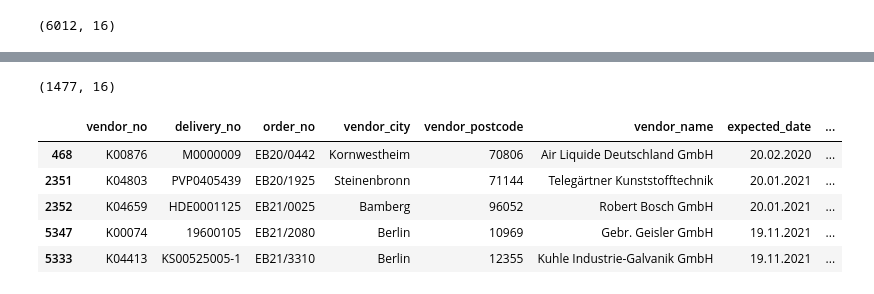
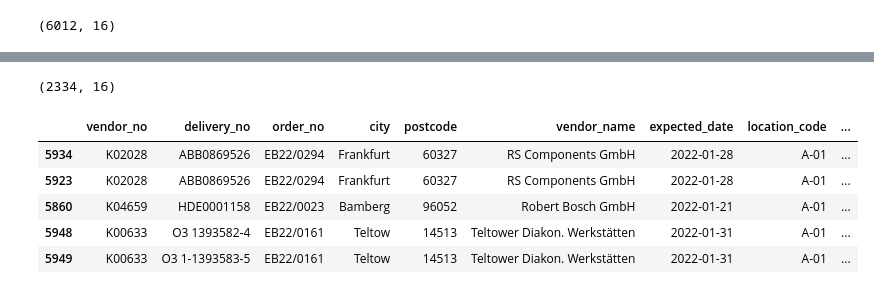
Before and after one commit to virginiaperdomoc/Delivery-Performance-Dashboard, a Jupyter notebook: lieferzeile.ipynb, the cells around one changed output, grey strips where cells are left out. Drawn from its saved outputs; the diff is of its cells as text; code cells hidden in the pictures.

```diff
--- a/lieferzeile.ipynb
+++ b/lieferzeile.ipynb
@@ -218,11 +179,11 @@ deliveries.shape
 # %%
-# Some dates with a value of 01.01.1753 an 09.09.2099 mean the field is blank or there's been an error in the input.
-# we will filter out these rows (1,236 from 6012)
-deliveries = deliveries[(deliveries['expected_date']!= '01.01.1753')&(deliveries['expected_date']!= '09.09.2099')]
-deliveries = deliveries[(deliveries['delivery_date']!= '01.01.1753')&(deliveries['delivery_date']!= '09.09.2099')]
-deliveries = deliveries[(deliveries['promised_date']!= '01.01.1753')&(deliveries['promised_date']!= '09.09.2099')]
-deliveries = deliveries[(deliveries['order_date']!= '01.01.1753')&(deliveries['order_date']!= '09.09.2099')]
-deliveries = deliveries[(deliveries['posting_date']!= '01.01.1753')&(deliveries['posting_date']!= '09.09.2099')]
-deliveries = deliveries[(deliveries['requested_date']!= '01.01.1753')&(deliveries['requested_date']!= '09.09.2099')]
+# Some dates with a value of 01.01.1753 and 09.09.2099 mean the field is blank or there's been an error in the input.
+# we will filter out these rows
+deliveries=deliveries[deliveries.promised_date.str.contains("1753|2033|2099")==False]
+deliveries=deliveries[deliveries.delivery_date.str.contains("1753|2033|2099")==False]
+deliveries=deliveries[deliveries.expected_date.str.contains("1753|2033|2099")==False]
+deliveries=deliveries[deliveries.order_date.str.contains("1753|2033|2099")==False]
+deliveries=deliveries[deliveries.posting_date.str.contains("1753|2033|2099")==False]
+deliveries=deliveries[deliveries.requested_date.str.contains("1753|2033|2099")==False]
 deliveries.shape
 # %% [output]
@@ -230,6 +190,0 @@ deliveries.shape
-# %%
-deliveries=deliveries[~deliveries.promised_date.str.contains("2033")]
-deliveries=deliveries[~deliveries.promised_date.str.contains("2099")]
-deliveries=deliveries[~deliveries.delivery_date.str.contains("2033")]
-deliveries=deliveries[~deliveries.delivery_date.str.contains("2099")]
-deliveries.shape
@@ -237,0 +191,4 @@ deliveries.shape
+# %%
+deliveries = deliveries.astype({'order_date': 'datetime64','posting_date': 'datetime64','promised_date': 'datetime64',
+'delivery_date': 'datetime64','requested_date': 'datetime64','expected_date':'datetime64','qty_invoiced': 'int64','order_qty': 'int64','qty_rcd_not_invoiced': 'int64'})
+deliveries.dtypes
@@ -238,15 +213,18 @@ deliveries.shape
 # %%
-# we will also drop rows that have a delivery, promised or order date later than 20.02.2022
-deliveries = deliveries[(deliveries['promised_date']< '20.02.2022')&(deliveries['delivery_date']< '20.02.2022')&(deliveries['order_date']< '20.02.2022')]
+# we will also drop rows that have a delivery, promised or order date later than 01.03.2022
+# also, drop rows where order date is later than delivery, expected, requested or posting dates
+deliveries = deliveries[(deliveries['promised_date']< '2022-03-01')&(deliveries['delivery_date']< '2022-03-01')&(deliveries['order_date']< '2022-03-01')]
+deliveries = deliveries[(deliveries['promised_date']> deliveries['order_date'])&(deliveries['delivery_date']> deliveries['order_date'])&(deliveries['expected_date']> deliveries['order_date'])&(deliveries['requested_date']> deliveries['order_date'])&(deliveries['posting_date']> deliveries['order_date'])]
+
 deliveries.shape
 # %% [output]
-(1477, 16)
+(2334, 16)
 # %%
-deliveries.sort_values(by='promised_date', ascending=False).head()
+deliveries.sort_values(by='order_date', ascending=False).head()
 # %% [output]
-|  | vendor_no | delivery_no | order_no | vendor_city | vendor_postcode | vendor_name | expected_date | ... |
-| 468 | K00876 | M0000009 | EB20/0442 | Kornwestheim | 70806 | Air Liquide Deutschland GmbH | 20.02.2020 | ... |
-| 2351 | K04803 | PVP0405439 | EB20/1925 | Steinenbronn | 71144 | Telegärtner Kunststofftechnik | 20.01.2021 | ... |
-| 2352 | K04659 | HDE0001125 | EB21/0025 | Bamberg | 96052 | Robert Bosch GmbH | 20.01.2021 | ... |
-| 5347 | K00074 | 19600105 | EB21/2080 | Berlin | 10969 | Gebr. Geisler GmbH | 19.11.2021 | ... |
-| 5333 | K04413 | KS00525005-1 | EB21/3310 | Berlin | 12355 | Kuhle Industrie-Galvanik GmbH | 19.11.2021 | ... |
+|  | vendor_no | delivery_no | order_no | city | postcode | vendor_name | expected_date | location_code | ... |
+| 5934 | K02028 | ABB0869526 | EB22/0294 | Frankfurt | 60327 | RS Components GmbH | 2022-01-28 | A-01 | ... |
+| 5923 | K02028 | ABB0869526 | EB22/0294 | Frankfurt | 60327 | RS Components GmbH | 2022-01-28 | A-01 | ... |
+| 5860 | K04659 | HDE0001158 | EB22/0023 | Bamberg | 96052 | Robert Bosch GmbH | 2022-01-21 | A-01 | ... |
+| 5948 | K00633 | O3 1393582-4 | EB22/0161 | Teltow | 14513 | Teltower Diakon. Werkstätten | 2022-01-31 | A-01 | ... |
+| 5949 | K00633 | O3 1-1393583-5 | EB22/0161 | Teltow | 14513 | Teltower Diakon. Werkstätten | 2022-01-31 | A-01 | ... |
```
Also changed, not shown: parts of 26 cells of this notebook, 11 other files.
